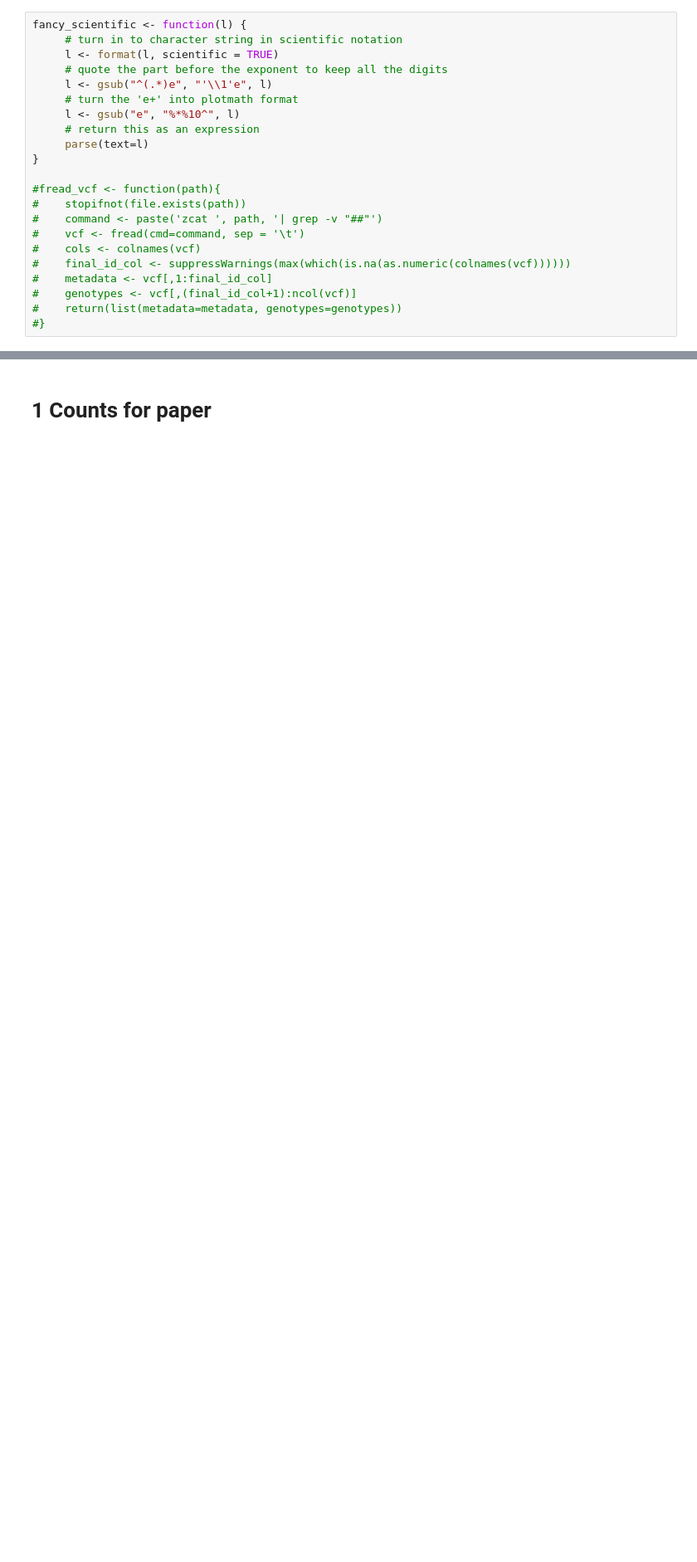
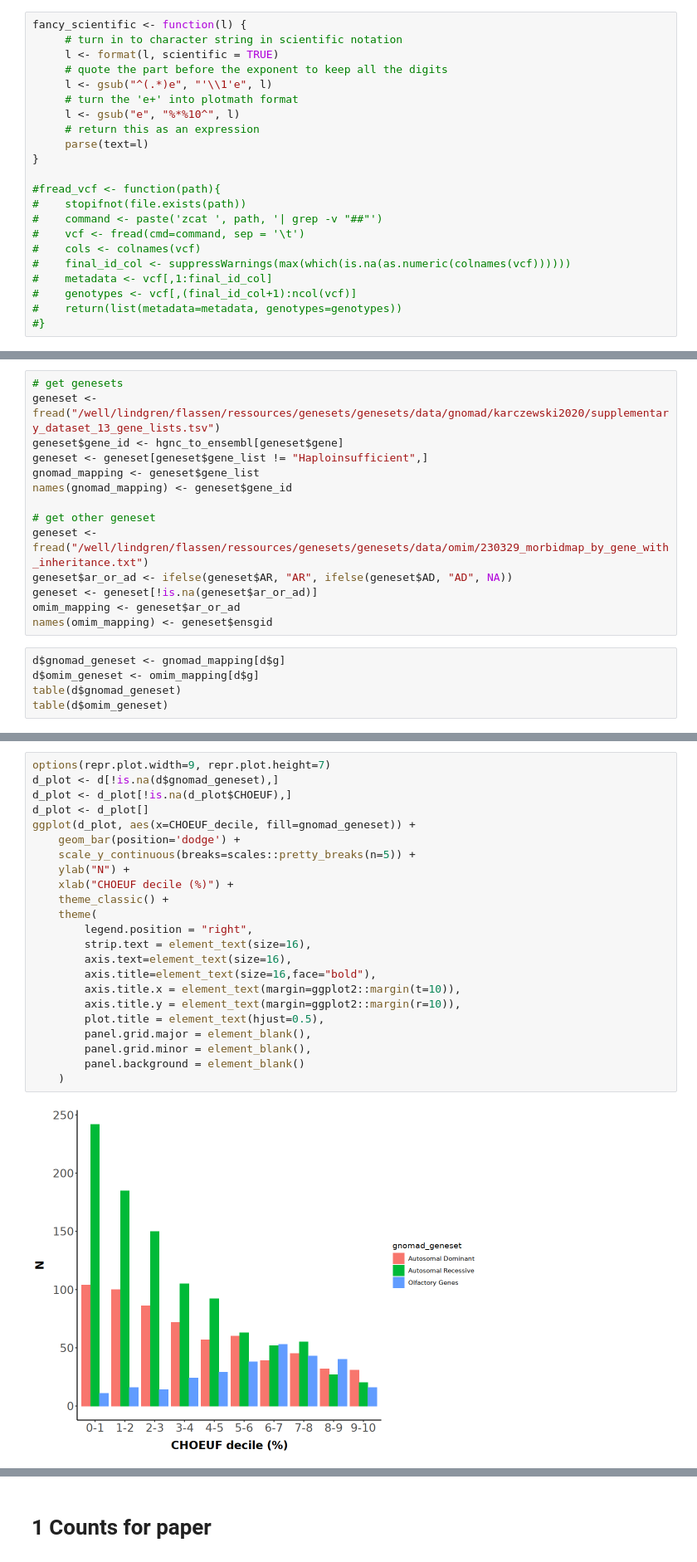
Before and after one commit to frhl/wes_ko_ukbb, a Jupyter notebook: notebooks/220825_transfer_figure2_plots.ipynb, the cells around one changed output, grey strips where cells are left out. Shown at 83% size. Cells and saved outputs as stored; diff of their text form; blank space fills up the shorter version.

```diff
--- a/notebooks/220825_transfer_figure2_plots.ipynb
+++ b/notebooks/220825_transfer_figure2_plots.ipynb
@@ -34,0 +197,19 @@ fancy_scientific <- function(l) {
+# %%
+# get genesets
+geneset <- fread("/well/lindgren/flassen/ressources/genesets/genesets/data/gnomad/karczewski2020/supplementary_dataset_13_gene_lists.tsv")
+geneset$gene_id <- hgnc_to_ensembl[geneset$gene]
+geneset <- geneset[geneset$gene_list != "Haploinsufficient",]
+gnomad_mapping <- geneset$gene_list
+names(gnomad_mapping) <- geneset$gene_id
+
+# get other geneset
+geneset <- fread("/well/lindgren/flassen/ressources/genesets/genesets/data/omim/230329_morbidmap_by_gene_with_inheritance.txt")
+geneset$ar_or_ad <- ifelse(geneset$AR, "AR", ifelse(geneset$AD, "AD", NA))
+geneset <- geneset[!is.na(geneset$ar_or_ad)]
+omim_mapping <- geneset$ar_or_ad
+names(omim_mapping) <- geneset$ensgid
+# %%
+d$gnomad_geneset <- gnomad_mapping[d$g]
+d$omim_geneset <- omim_mapping[d$g]
+table(d$gnomad_geneset)
+table(d$omim_geneset)
@@ -34,0 +221,25 @@ fancy_scientific <- function(l) {
+# %%
+options(repr.plot.width=9, repr.plot.height=7)
+d_plot <- d[!is.na(d$gnomad_geneset),]
+d_plot <- d_plot[!is.na(d_plot$CHOEUF),]
+d_plot <- d_plot[]
+ggplot(d_plot, aes(x=CHOEUF_decile, fill=gnomad_geneset)) +
+    geom_bar(position='dodge') +
+    scale_y_continuous(breaks=scales::pretty_breaks(n=5)) +
+    ylab("N") +
+    xlab("CHOEUF decile (%)") +
+    theme_classic() +
+    theme(
+        legend.position = "right",
+        strip.text = element_text(size=16),
+        axis.text=element_text(size=16),
+        axis.title=element_text(size=16,face="bold"),
+        axis.title.x = element_text(margin=ggplot2::margin(t=10)),
+        axis.title.y = element_text(margin=ggplot2::margin(r=10)),
+        plot.title = element_text(hjust=0.5),
+        panel.grid.major = element_blank(),
+        panel.grid.minor = element_blank(),
+        panel.background = element_blank()
+    )
+# %% [output]
+[figure, added]
```
Also changed, not shown: parts of 36 cells of this notebook, 12 other files.
